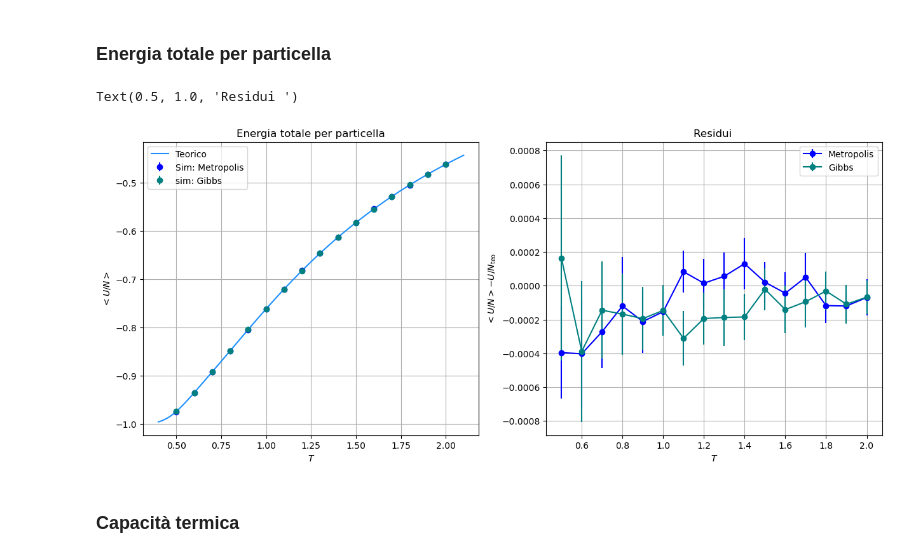
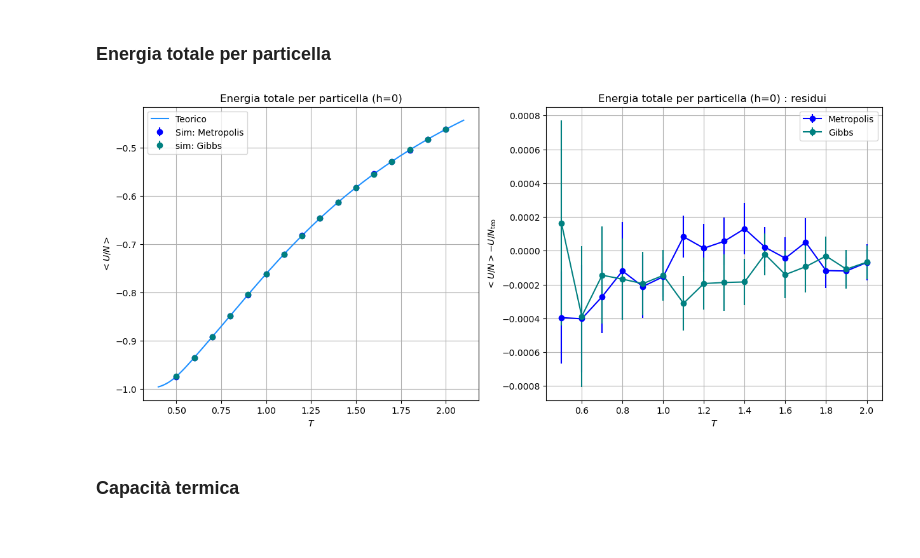
Before and after one commit to 12nihil12/SIM_NUM, a Jupyter notebook: l6-09_04/Lezione_06.ipynb, the cells around one changed output. Saved outputs shown, nothing was run; the diff lists cells and outputs as text; code cells hidden in the pictures.

```diff
--- a/l6-09_04/Lezione_06.ipynb
+++ b/l6-09_04/Lezione_06.ipynb
@@ -147,0 +90,19 @@ for i,temp in enumerate(T_values):
+# %%
+def load_entry(temp,filename,parent_folder): #carica il dato relativo ad una specifica temperatura e proprietà
+    folder_name=parent_folder+f"T_{temp:.1f}/"
+    temp_val,temp_err= np.loadtxt(folder_name+filename,usecols=(2,3),unpack=True)
+    return temp_val[-1],temp_err[-1]
+
+
+def load_data(parent_folder,properties): #carica i dati relativi ad una simulazione
+
+    #prepara gli array dove salvare i dati e gli errori
+    data={property: np.zeros(len(T_values)) for property in properties}
+    err={property: np.zeros(len(T_values)) for property in properties}
+
+    for i,temp in enumerate(T_values): #iterando sulle temperature
+        for property in properties: #per ogni proprietà
+            filename=property + ".dat" #aggiunge .dat alla fine del nome, di modo da restituire il nome del file corrispondente alla proprietà
+            data[property][i],err[property][i]=load_entry(temp,filename,parent_folder) #carica il dato
+
+    return data,err #ritorna i vettori ottenuti
@@ -153,29 +186,16 @@ $f_{\mathrm{data}}(T) - f_{\mathrm{teo}}(T)$, in cui le barre di errore risultan
 # %%
 fig,axs=plt.subplots(1,2,figsize=[15,6])
 
-axs[0].errorbar(T_values,metro_tot_en,yerr=metro_tot_en_err,label="Sim: Metropolis",fmt="o",color="blue")
-axs[0].errorbar(T_values,gibbs_tot_en,yerr=gibbs_tot_en_err,label="sim: Gibbs",fmt="o",color="teal")
-axs[0].plot(T,te(T),label="Teorico",color="dodgerblue")
-axs[0].grid(True)
-axs[0].legend()
-axs[0].set_xlabel(r"$T$")
-axs[0].set_ylabel(r"$<U/N>$")
-axs[0].set_title("Energia totale per particella")
-
-
-metro_r=(metro_tot_en-te(T_values)) #residuo
-gibbs_r=(gibbs_tot_en-te(T_values)) #residuo
-
-axs[1].errorbar(T_values,metro_r,metro_tot_en_err,fmt="-o",label="Metropolis",color="blue")
-axs[1].errorbar(T_values,gibbs_r,gibbs_tot_en_err,fmt="-o",label="Gibbs",color="teal")
-axs[1].grid(True)
-axs[1].legend()
-axs[1].set_xlabel(r"$T$")
-axs[1].set_ylabel(r"$<U/N>-U/N_{\mathrm{teo}}$")
-axs[1].set_title("Residui ")
+plot_data(axs,#vettore con gli assi dei grafici
+    T_values,T, #valori temperature considerate nelle simulazioni, e per plot linea teorica
+    metro_data,metro_err,gibbs_data,gibbs_err, #dati
+    "total_energy", #proprietà da visualizzare
+    "Energia totale per particella (h=0)", #titolo
+    "U/N",#per etichetta asse y
+    te#funzione teorica per confronto
+    )
 # %% [output]
-Text(0.5, 1.0, 'Residui ')
-[figure, old version]
+[figure, new version]
 # %% [markdown]
 ### Capacità termica
 # %%
```
Also changed, not shown: parts of 17 cells of this notebook, 49 other files.
